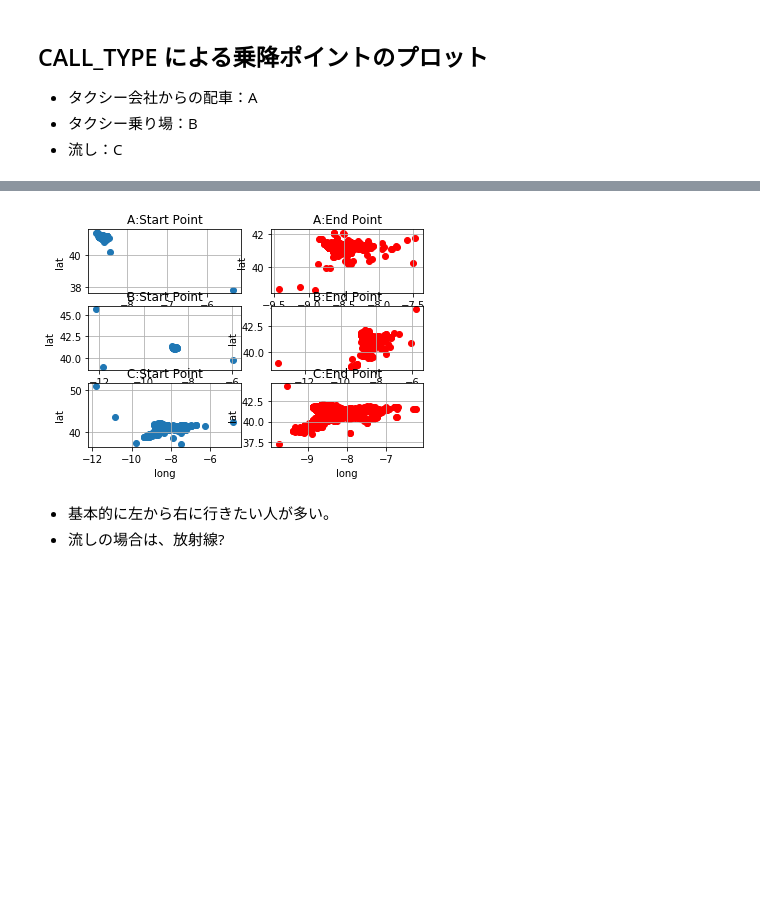
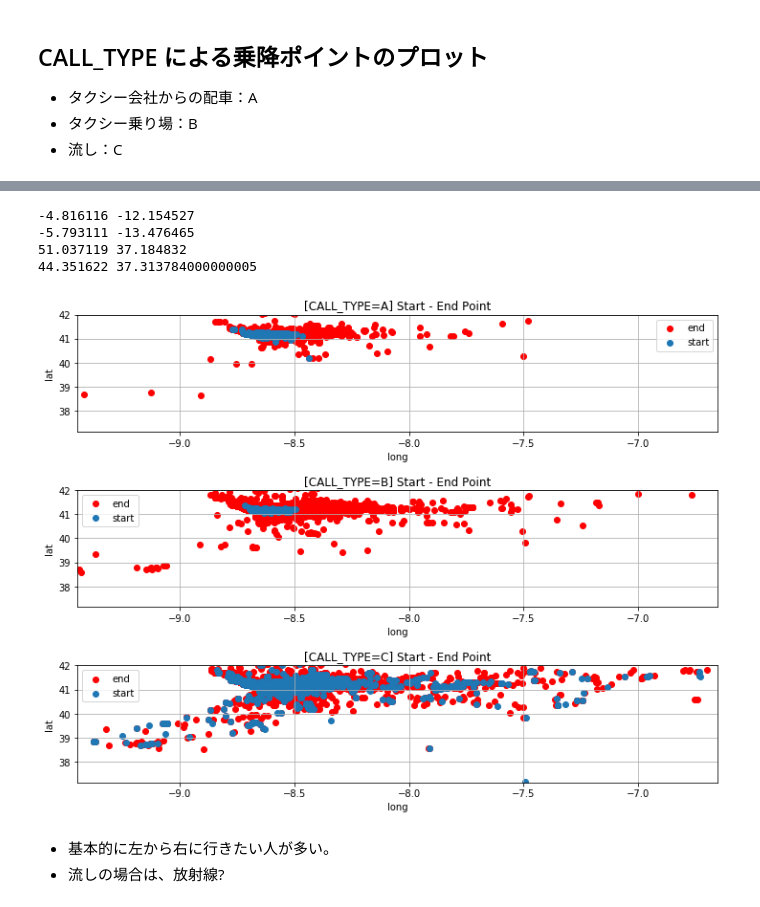
Before and after one commit to snufkin92/taxi_service_trajectory, a Jupyter notebook: taxi_service_trajectory_03.ipynb, the cells around one changed output, grey strips where cells are left out. Saved outputs shown, nothing was run; the diff lists cells and outputs as text; code cells hidden in the pictures; blank space fills up the shorter version.

```diff
--- a/taxi_service_trajectory_03.ipynb
+++ b/taxi_service_trajectory_03.ipynb
@@ -153,51 +166,58 @@ df_call_type_a.head()
 | 21 | 1372637397 | 2013 | 7 | 1 | mon | 0 | 9 | 57 | 20000190 | 1372637397620000190 | o | ... |
 | 26 | 1372637658 | 2013 | 7 | 1 | mon | 0 | 14 | 18 | 20000596 | 1372637658620000596 | o | ... |
 | 37 | 1372638035 | 2013 | 7 | 1 | mon | 0 | 20 | 35 | 20000337 | 1372638035620000337 | o | ... |
+# %%
+print(df["start_x"].max(),df["start_x"].min())
+print(df["end_x"].max(),df["end_x"].min())
+
+print(df["start_y"].max(),df["start_y"].min())
+print(df["end_y"].max(),df["end_y"].min())
+# %% [output]
+-4.816116 -12.154527
+-5.793111 -13.476465
+51.037119 37.184832
+44.351622 37.313784000000005
 # %%
-fig, ax = plt.subplots(3, 2)
+fig, ax = plt.subplots(3, 1, figsize=(12.0, 9.0))
+
+plt.subplots_adjust(hspace=0.5)
 
 # CALL_TYPE= A
-ax[0][0].scatter(df_call_type_a["start_x"], df_call_type_a["start_y"])
-ax[0][0].set_title("A:Start Point")
-ax[0][0].set_xlabel("long")
-ax[0][0].set_ylabel("lat")
-ax[0][0].grid()
-
-ax[0][1].scatter(df_call_type_a["end_x"], df_call_type_a["end_y"], color="r")
-ax[0][1].set_title("A:End Point")
-ax[0][1].set_xlabel("long")
-ax[0][1].set_ylabel("lat")
-ax[0][1].grid()
+ax[0].scatter(df_call_type_a["end_x"], df_call_type_a["end_y"], color="r", label="end")
+ax[0].scatter(df_call_type_a["start_x"], df_call_type_a["start_y"], label="start")
+ax[0].set_title("[CALL_TYPE=A] Start - End Point")
+ax[0].set_xlabel("long")
+ax[0].set_ylabel("lat")
+ax[0].set_xlim(-9.45, -6.65)
+ax[0].set_ylim(37.15, 42.0)
+ax[0].legend()
+ax[0].grid()
 
 # CALL_TYPE= B
-ax[1][0].scatter(df_call_type_b["start_x"], df_call_type_b["start_y"])
-ax[1][0].set_title("B:Start Point")
-ax[1][0].set_xlabel("long")
-ax[1][0].set_ylabel("lat")
-ax[1][0].grid()
+ax[1].scatter(df_call_type_b["end_x"], df_call_type_b["end_y"], color="r", label="end")
+ax[1].scatter(df_call_type_b["start_x"], df_call_type_b["start_y"], label="start")
+ax[1].set_title("[CALL_TYPE=B] Start - End Point")
+ax[1].set_xlabel("long")
+ax[1].set_ylabel("lat")
+ax[1].set_xlim(-9.45, -6.65)
+ax[1].set_ylim(37.15, 42.0)
+ax[1].legend()
+ax[1].grid()
 
-ax[1][1].scatter(df_call_type_b["end_x"], df_call_type_b["end_y"], color="r")
-ax[1][1].set_title("B:End Point")
-ax[1][1].set_xlabel("long")
-ax[1][1].set_ylabel("lat")
-ax[1][1].grid()
-
-# CALL_TYPE= B
-ax[2][0].scatter(df_call_type_c["start_x"], df_call_type_c["start_y"])
-ax[2][0].set_title("C:Start Point")
-ax[2][0].set_xlabel("long")
-ax[2][0].set_ylabel("lat")
-ax[2][0].grid()
-
-ax[2][1].scatter(df_call_type_c["end_x"], df_call_type_c["end_y"], color="r")
-ax[2][1].set_title("C:End Point")
-ax[2][1].set_xlabel("long")
-ax[2][1].set_ylabel("lat")
-ax[2][1].grid()
+# CALL_TYPE= C
+ax[2].scatter(df_call_type_c["end_x"], df_call_type_c["end_y"], color="r", label="end")
+ax[2].scatter(df_call_type_c["start_x"], df_call_type_c["start_y"], label="start")
+ax[2].set_title("[CALL_TYPE=C] Start - End Point")
+ax[2].set_xlabel("long")
+ax[2].set_ylabel("lat")
+ax[2].set_xlim(-9.45, -6.65)
+ax[2].set_ylim(37.15, 42.0)
+ax[2].legend()
+ax[2].grid()
 
 plt.show()
 # %% [output]
-[figure, old version]
+[figure, new version]
 # %% [markdown]
 - 基本的に左から右に行きたい人が多い。
 - 流しの場合は、放射線?
```
Also changed, not shown: parts of 65 cells of this notebook, 2 other files.
